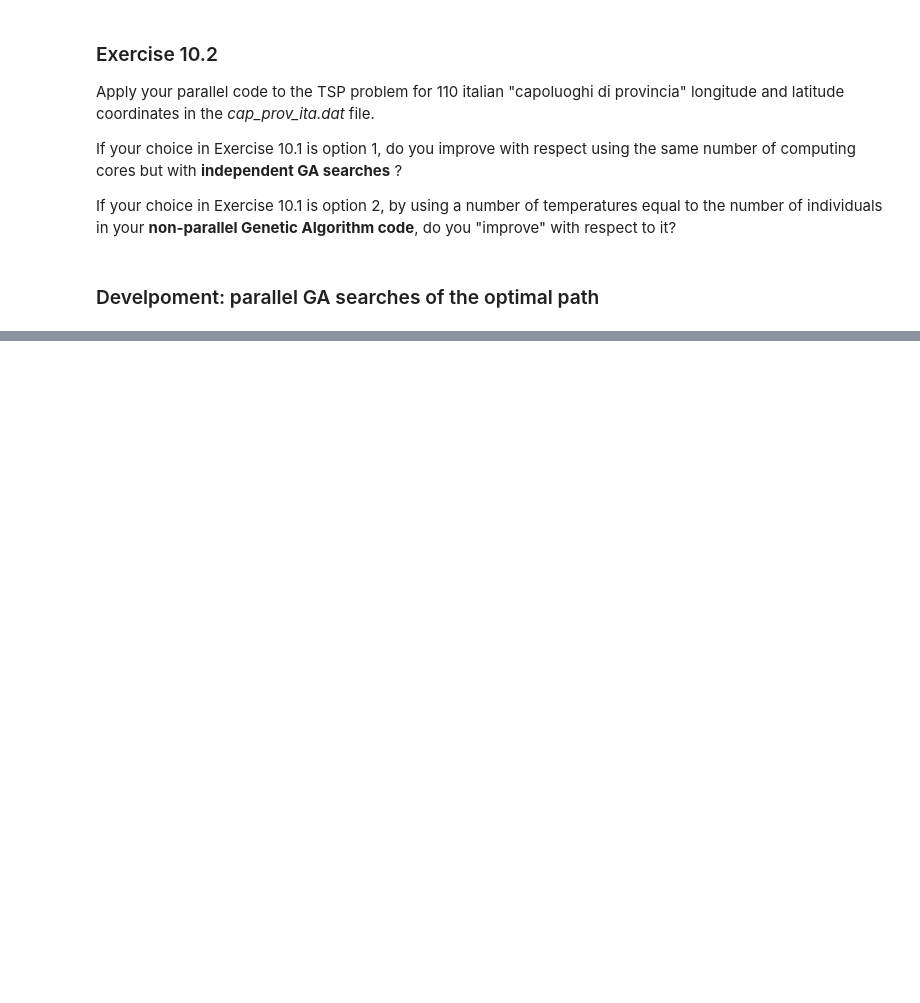
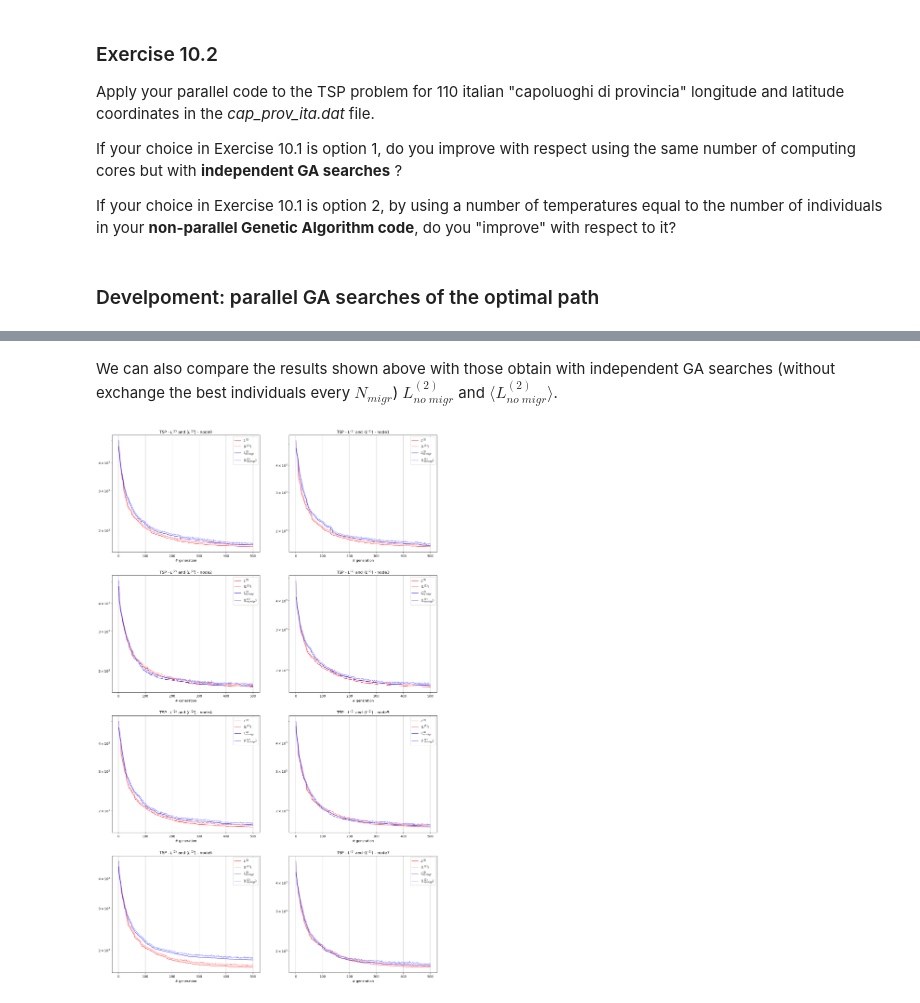
Before and after one commit to edoiannu/LSN_Exercises_Iannucci, a Jupyter notebook: Exercises_10/LSN_Exercises_10.ipynb, the cells around one changed output, grey strips where cells are left out. Saved outputs shown, nothing was run; the diff lists cells and outputs as text; code cells hidden in the pictures; blank space fills up the shorter version.

```diff
--- a/Exercises_10/LSN_Exercises_10.ipynb
+++ b/Exercises_10/LSN_Exercises_10.ipynb
@@ -44,0 +122,53 @@ We summarize in a table the parameters we use to solve the TSP:
+# %% [markdown]
+We can also compare the results shown above with those obtain with independent GA searches (without exchange the best individuals every $N_{migr}$) $ L^{(2)}_{no \; migr}$ and $\langle L^{(2)}_{no \; migr} \rangle$.
+# %%
+import matplotlib
+import matplotlib.pyplot as plt
+import numpy as np
+
+fig, plts = plt.subplots(4, 2, figsize=(18, 30))
+
+count = 0
+
+for i in range(4):
+    for j in range(2):
+        gen = []
+        L = []
+        Lmean = []
+        L_nomigr = []
+        Lmean_nomigr = []
+        with open('results/L_proc'+str(count)+'.out', 'r') as file:
+            reader = csv.reader(file)
+            next(reader, None) # salta la prima riga
+            for list in file:
+                elements = list.split()
+                gen.append(float(elements[0]))
+                L.append(float(elements[1]))
+                Lmean.append(float(elements[2]))
+        file.close()
+        gen = []
+        with open('results/L_proc'+str(count)+'_nomigr.out', 'r') as file:
+            reader = csv.reader(file)
+            next(reader, None) # salta la prima riga
+            for list in file:
+                elements = list.split()
+                gen.append(float(elements[0]))
+                L_nomigr.append(float(elements[1]))
+                Lmean_nomigr.append(float(elements[2]))
+        file.close()
+
+        plts[i,j].plot(gen, L,linewidth=1,color='red',label=r'$L^{(2)}$')
+        plts[i,j].plot(gen, Lmean,linewidth=1,color='red',alpha=0.5,label=r'$\langle L^{(2)} \rangle$')
+        plts[i,j].plot(gen, L_nomigr,linewidth=1,color='blue',label=r'$ L^{(2)}_{no \; migr}$')
+        plts[i,j].plot(gen, Lmean_nomigr,linewidth=1,color='blue',alpha=0.5,label=r'$\langle L^{(2)}_{no \; migr} \rangle$')
+        plts[i,j].set_xlabel('# generation')
+        plts[i,j].set_title(r'TSP - $L^{(2)}$ and $\langle L^{(2)}\rangle$ - node'+str(count))
+        plts[i,j].grid(True)
+        plts[i,j].legend()
+        plts[i,j].set_yscale('log')
+
+        count += 1
+
+plt.show()
+# %% [output]
+[figure, added]
```
Also changed, not shown: parts of 5 cells of this notebook, 13 other files.
